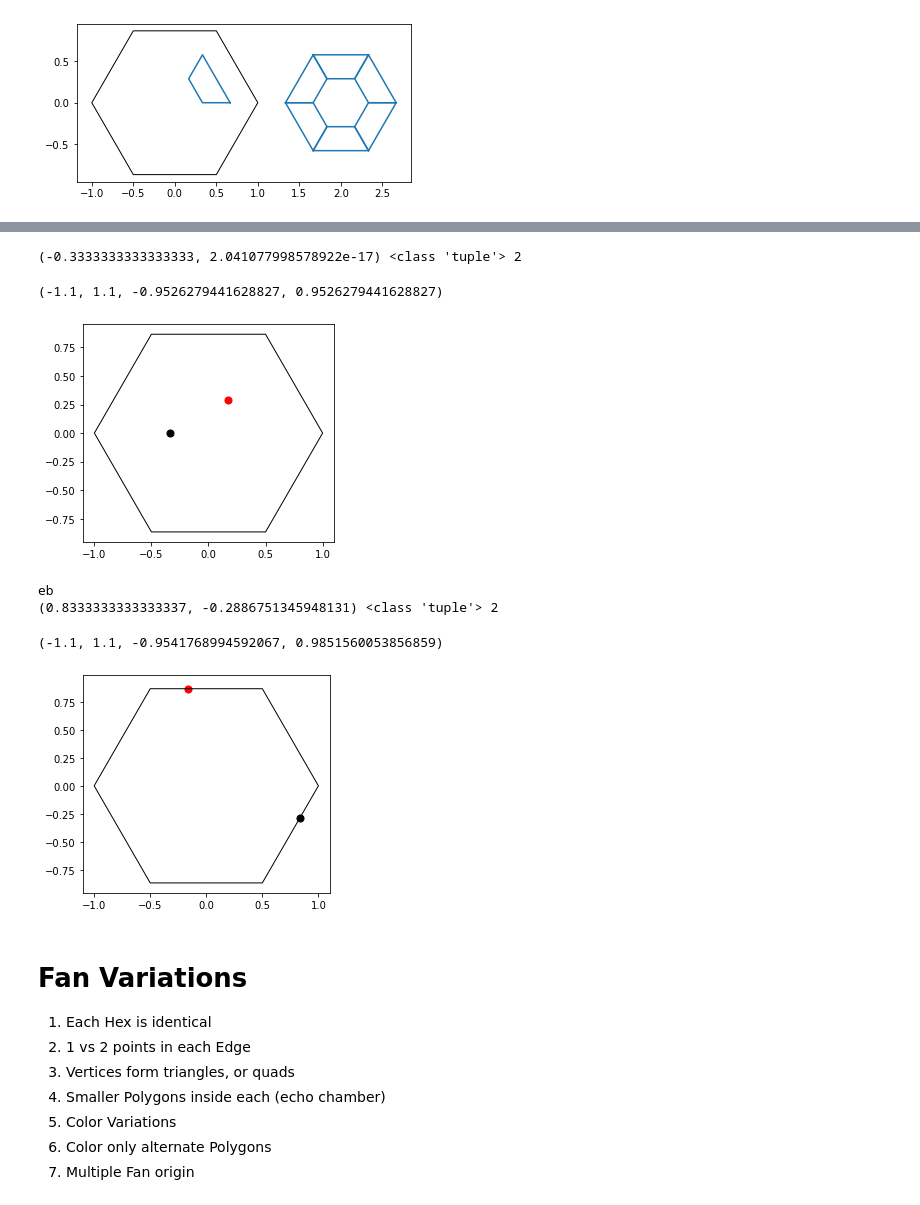
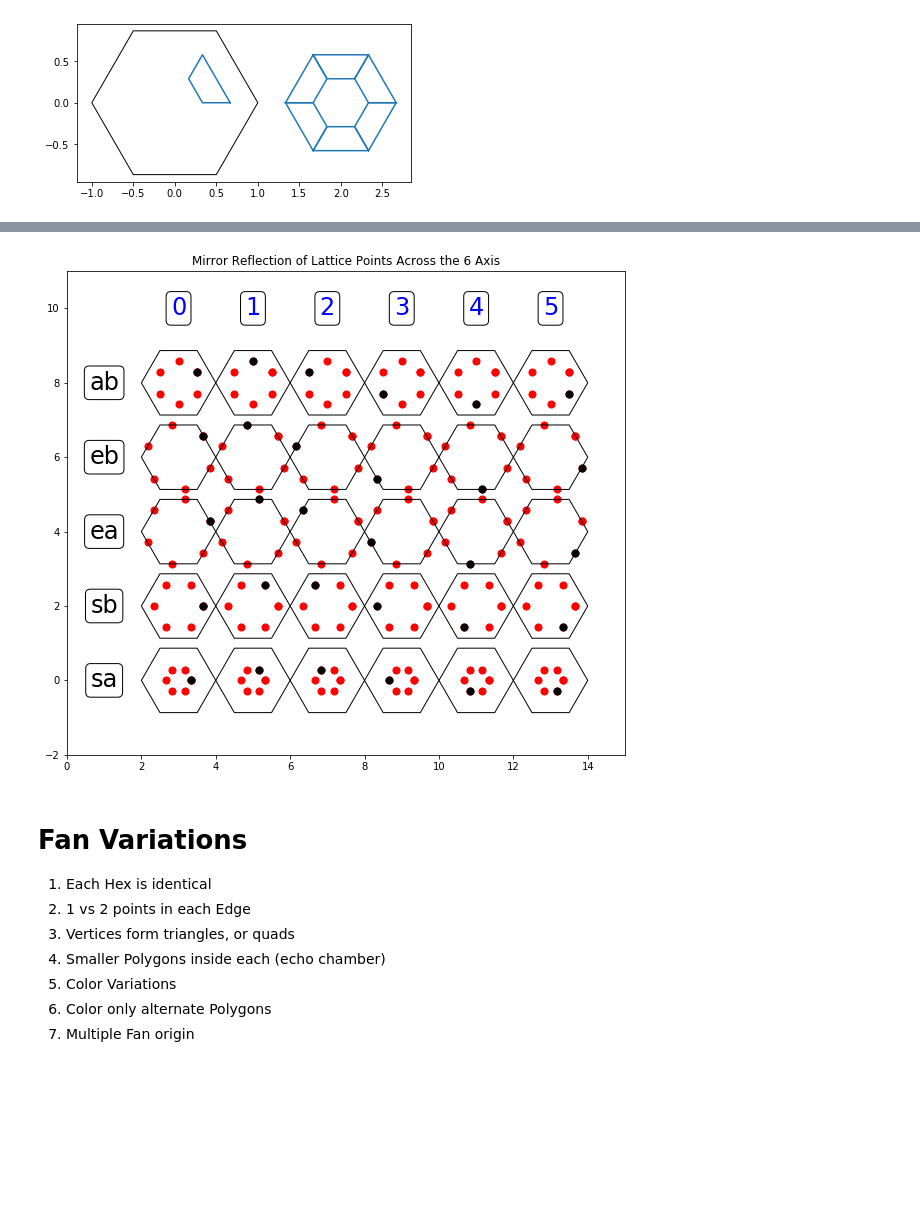
Before and after one commit to Ram-N/hexagons, a Jupyter notebook: 20B_Example_Lattice-3.ipynb, the cells around one changed output, grey strips where cells are left out. Drawn from its saved outputs; the diff is of its cells as text; code cells hidden in the pictures; blank space fills up the shorter version.

```diff
--- a/20B_Example_Lattice-3.ipynb
+++ b/20B_Example_Lattice-3.ipynb
@@ -222,46 +303,34 @@ for h in hg.hlist:
-# %%
-
-size = 1
-h0 = Hex(0,0,size)
-h1 = Hex(2,0,size)
-h0.render(fc='none', color='k')
-
-lat0 = h0.get_lattice_points()
-
-pindex=1
-pt_name = 'sa'
-symp = get_symmetrical_points((pt_name, pindex), h0, 'y')
-print(symp, type(symp), len(symp))
-h0.plot_points(symp)
-h0.plot_points(lat0[pt_name][pindex], color='r')
-
-plt.axis('scaled')
-# %% [output]
-(-0.3333333333333333, 2.041077998578922e-17) <class 'tuple'> 2
-(-1.1, 1.1, -0.9526279441628827, 0.9526279441628827)
-[figure, removed]
-# %%
-size = 1
-h0 = Hex(0,0,size)
-h1 = Hex(2,0,size)
-h0.render(fc='none', color='k')
-
-lat0 = h0.get_lattice_points()
-
-pindex=1
-pt_name = np.random.choice(['sa', 'sb', 'ea', 'eb', 'ab'])
-print(pt_name)
-symp = get_symmetrical_points((pt_name, pindex), h0, 'x')
-print(symp, type(symp), len(symp))
-h0.plot_points(symp)
-h0.plot_points(lat0[pt_name][pindex], color='r')
-
-plt.axis('scaled')
-# %% [output]
-eb
-(0.8333333333333337, -0.2886751345948131) <class 'tuple'> 2
-(-1.1, 1.1, -0.9541768994592067, 0.9851560053856859)
-[figure, removed]
+# %%
+fig, ax = plt.subplots(figsize=(10,10))
+
+axi = '6'
+pt_names = ['sa', 'sb', 'ea', 'eb', 'ab']
+
+for y in range(5):
+    pt_name = pt_names[y]
+    plt.text(1, 2*y, pt_name, {'color': 'black', 'fontsize': 24, 'ha': 'center', 'va': 'center',
+          'bbox': dict(boxstyle="round", fc="white", ec="black", pad=0.2)})
+    for x in range(6):
+        h = Hex(3+2*x, 2*y, size=1)
+        h.render(fc='none', color='k')
+        h.get_lattice_points()
+        symp = h.get_symmetrical_points((pt_name, x), axi)
+        h.plot_points(symp,color='r')
+        h.plot_points(h.lattice[pt_name][x], color='k')
+
+        h.draw_axis(axi)
+
+for t in range(6):
+    plt.text(3+2*t, 10, str(t), {'color': 'blue', 'fontsize': 24, 'ha': 'center', 'va': 'center',
+          'bbox': dict(boxstyle="round", fc="white", ec="black", pad=0.2)})
+
+
+plt.title(f'Mirror Reflection of Lattice Points Across the {axi} Axis')
+plt.axis('scaled')
+plt.xlim(0, 15)
+plt.ylim(-2, 11);
+# %% [output]
+[figure, added]
 # %%
 def hex_cookie_cutter1(h, colors, ax, **kwargs):
     ''' This one just draws lines from fanbase to edge points'''
```
Also changed, not shown: parts of 9 cells of this notebook, 16 other files.
